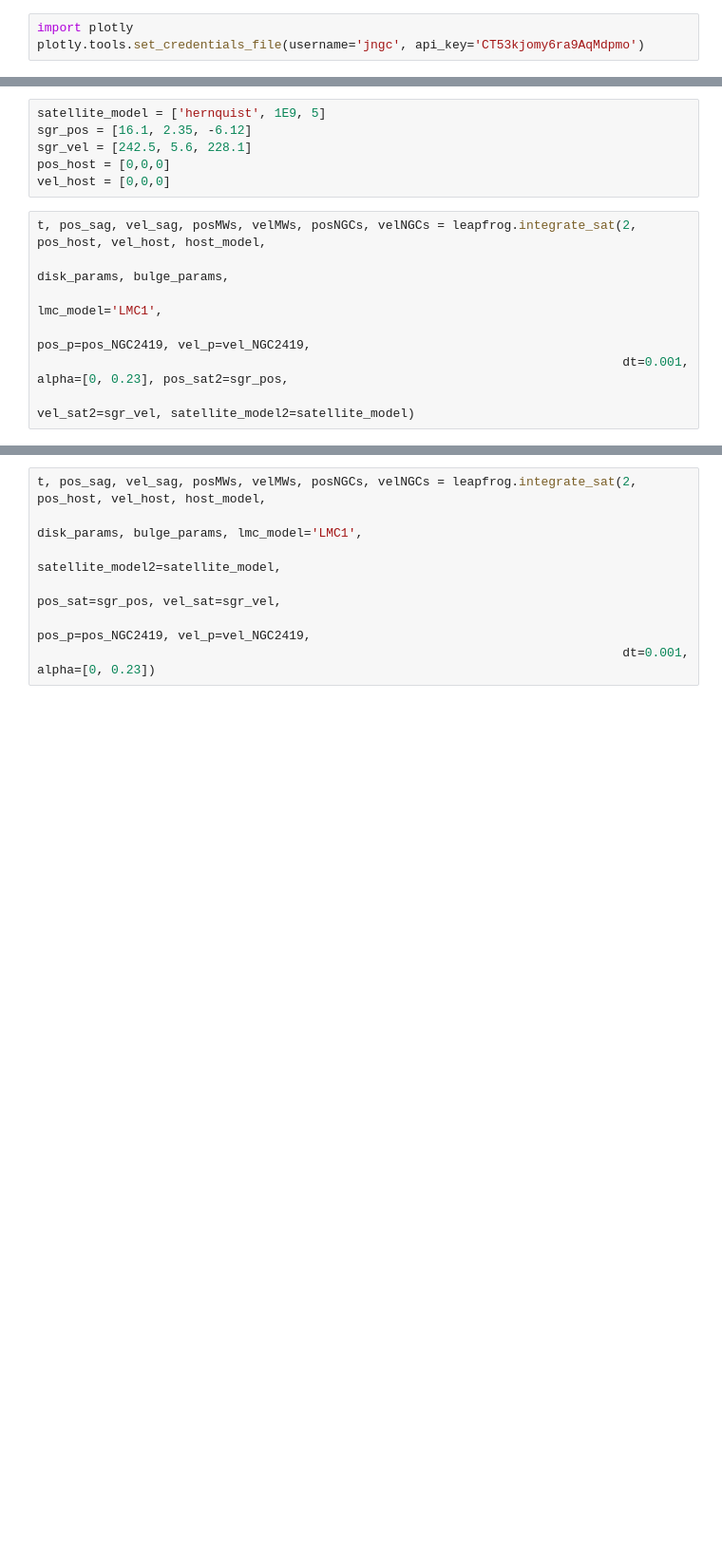
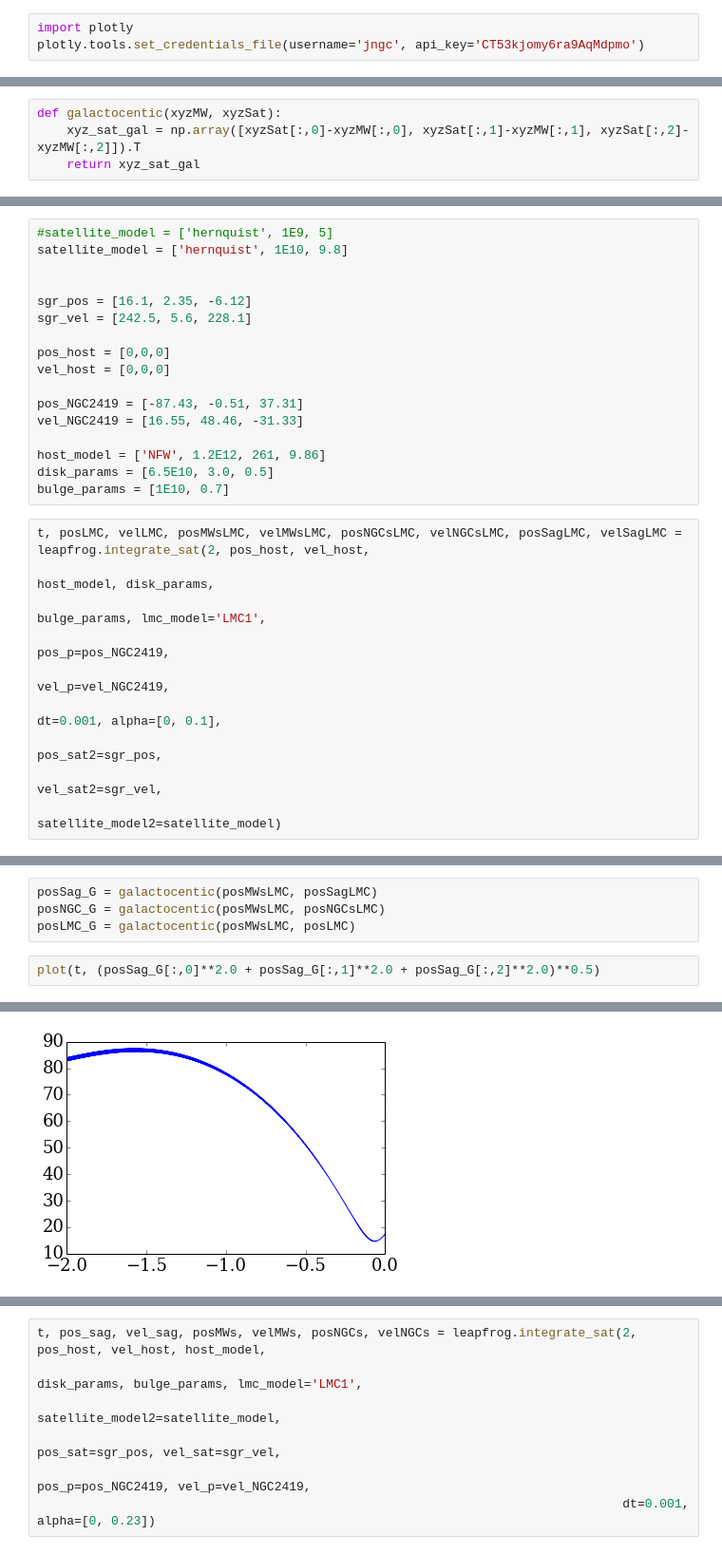
Before and after one commit to jngaravitoc/test_orbits, a Jupyter notebook: exploratory_code/orbits_MW.ipynb, the cells around one changed output, grey strips where cells are left out. Shown at 95% size. Saved outputs shown, nothing was run; the diff lists cells and outputs as text; blank space fills up the shorter version.

```diff
--- a/exploratory_code/orbits_MW.ipynb
+++ b/exploratory_code/orbits_MW.ipynb
@@ -213,0 +325,4 @@ aitoff_projection(posNGC_sphMW[:,0]-r_sun[0], posNGC_sphMW[:,1]-r_sun[1], posNGC
+# %%
+def galactocentic(xyzMW, xyzSat):
+    xyz_sat_gal = np.array([xyzSat[:,0]-xyzMW[:,0], xyzSat[:,1]-xyzMW[:,1], xyzSat[:,2]-xyzMW[:,2]]).T
+    return xyz_sat_gal
@@ -214,15 +367,29 @@ aitoff_projection(posNGC_sphMW[:,0]-r_sun[0], posNGC_sphMW[:,1]-r_sun[1], posNGC
 # %%
-satellite_model = ['hernquist', 1E9, 5]
+#satellite_model = ['hernquist', 1E9, 5]
+satellite_model = ['hernquist', 1E10, 9.8]
+
+
 sgr_pos = [16.1, 2.35, -6.12]
 sgr_vel = [242.5, 5.6, 228.1]
+
 pos_host = [0,0,0]
 vel_host = [0,0,0]
+
+pos_NGC2419 = [-87.43, -0.51, 37.31]
+vel_NGC2419 = [16.55, 48.46, -31.33]
+
+host_model = ['NFW', 1.2E12, 261, 9.86]
+disk_params = [6.5E10, 3.0, 0.5]
+bulge_params = [1E10, 0.7]
 # %%
-t, pos_sag, vel_sag, posMWs, velMWs, posNGCs, velNGCs = leapfrog.integrate_sat(2, pos_host, vel_host, host_model,
-                                                                               disk_params, bulge_params,
-                                                                               lmc_model='LMC1',
-                                                                               pos_p=pos_NGC2419, vel_p=vel_NGC2419,
-                                                                               dt=0.001, alpha=[0, 0.23], pos_sat2=sgr_pos,
-                                                                              vel_sat2=sgr_vel, satellite_model2=satellite_model)
+t, posLMC, velLMC, posMWsLMC, velMWsLMC, posNGCsLMC, velNGCsLMC, posSagLMC, velSagLMC = leapfrog.integrate_sat(2, pos_host, vel_host,
+                                                                                             host_model, disk_params,
+                                                                                             bulge_params, lmc_model='LMC1',
+                                                                                             pos_p=pos_NGC2419,
+                                                                                             vel_p=vel_NGC2419,
+                                                                                             dt=0.001, alpha=[0, 0.1],
+                                                                                             pos_sat2=sgr_pos,
+                                                                                             vel_sat2=sgr_vel,
+                                                                                             satellite_model2=satellite_model)
 # %% [output]
 using the  LMC1
@@ -239,0 +400,7 @@ TypeError: acc_sat() takes from 8 to 9 positional arguments but 12 were given
+# %%
+posSag_G = galactocentic(posMWsLMC, posSagLMC)
+posNGC_G = galactocentic(posMWsLMC, posNGCsLMC)
+posLMC_G = galactocentic(posMWsLMC, posLMC)
+# %%
+plot(t, (posSag_G[:,0]**2.0 + posSag_G[:,1]**2.0 + posSag_G[:,2]**2.0)**0.5)
+# %% [output]
@@ -239,0 +408 @@ TypeError: acc_sat() takes from 8 to 9 positional arguments but 12 were given
+[figure, added]
```
Also changed, not shown: parts of 26 cells of this notebook.
